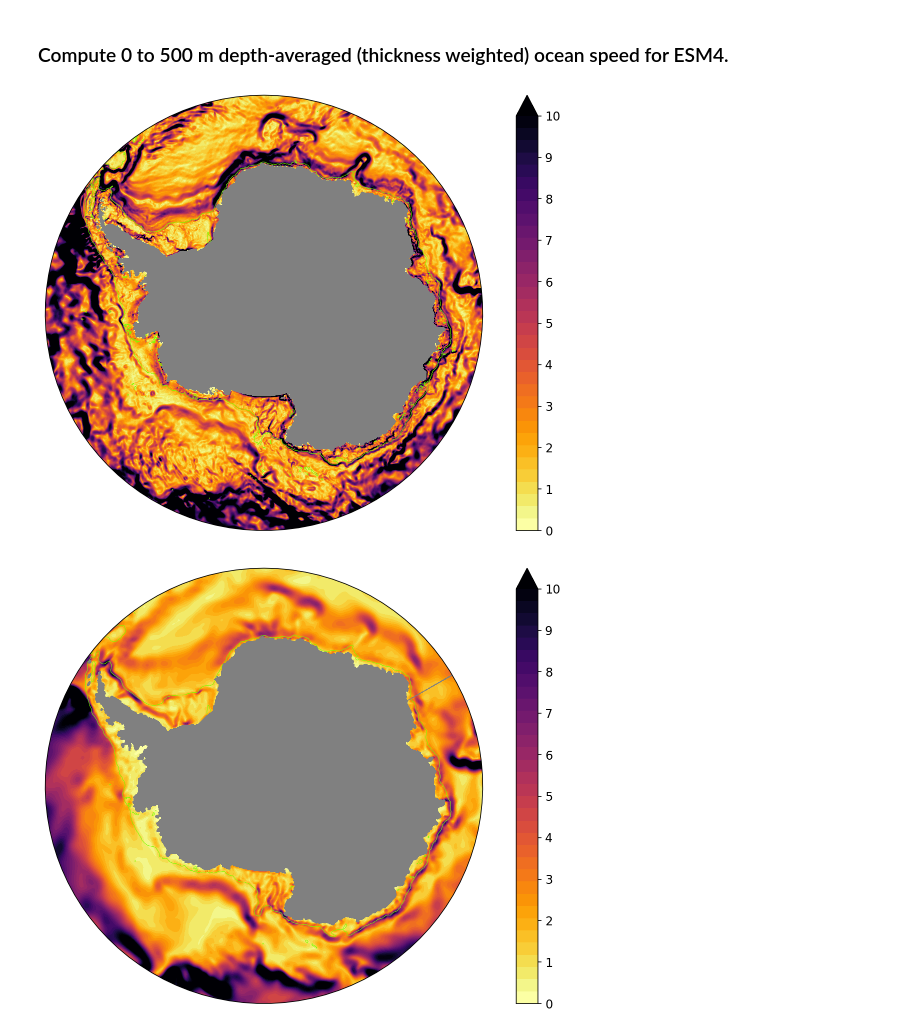
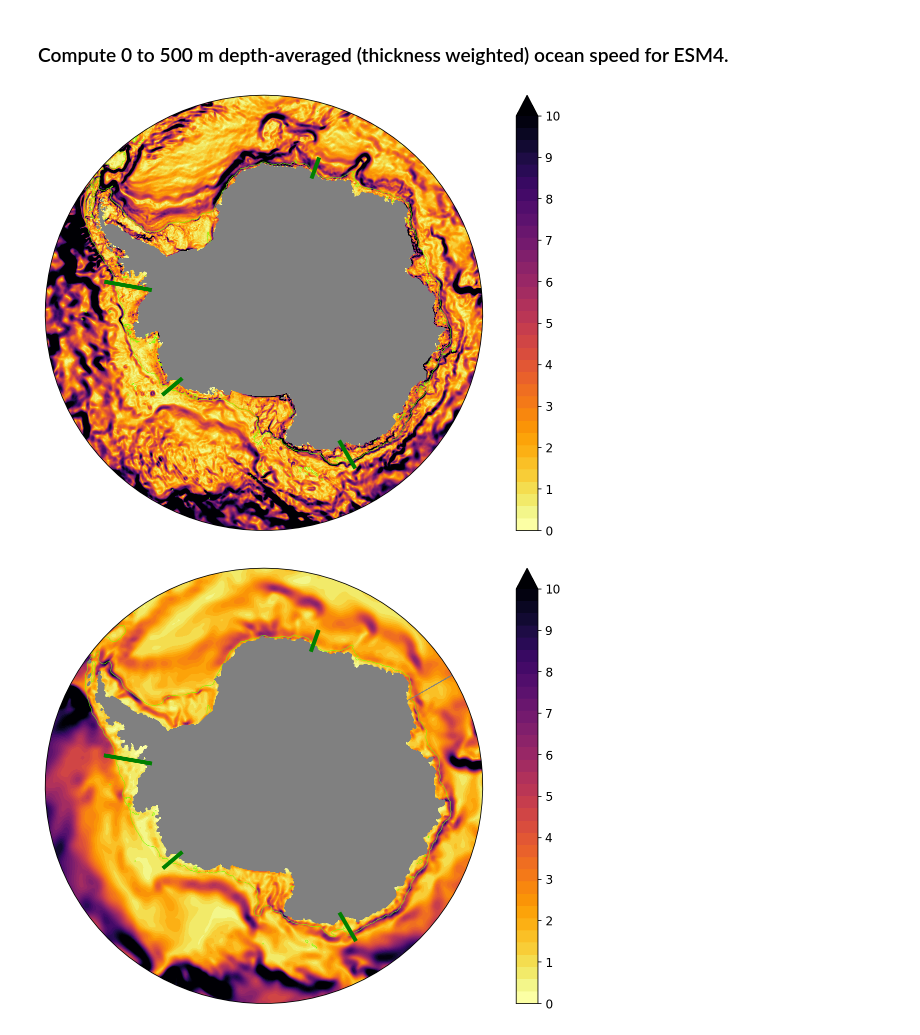
Before and after one commit to becki-beadling/Beadling_et_al_2022_JGROceans, a Jupyter notebook: Beadling_2021_JGROceans_New/Figure_9/Upper_500m_Speed_All.ipynb, the cells around one changed output. Drawn from its saved outputs; the diff is of its cells as text; code cells hidden in the pictures.

Commit message:
Added code to put lines on regions where cross-sections are assessed and fixed errors in coorindate assignment for sose.

```diff
--- a/Beadling_2021_JGROceans_New/Figure_9/Upper_500m_Speed_All.ipynb
+++ b/Beadling_2021_JGROceans_New/Figure_9/Upper_500m_Speed_All.ipynb
@@ -51,15 +57,17 @@ sose_hFacW = sose_hFaCW.transpose("z","yc","xg").isel(yc=slice(0,643))
 
 sose_depth = sose_depth.assign_coords({"xg":sose_u["xg"],"yc":sose_u["yc"]})
 sose_hFacW = sose_hFacW.assign_coords({"xg":sose_u["xg"],"yc":sose_u["yc"],"z":dict_uvel_sose["z"]})
-sose_DRF = sose_hFacW.assign_coords({"z":dict_uvel_sose["z"]}).chunk({'z':10})
+sose_DRF = sose_DRF.assign_coords({"z":dict_uvel_sose["z"]}).chunk({'z':10})
 
 ## Put into single Dataset
 sose_velocity = xr.Dataset({'sose_u':sose_u,
                             'sose_v':sose_v,
                             'sose_depth':sose_depth,
-                            'sose_hFacW':sose_depth,
+                            'sose_hFacW':sose_hFacW,
                             'sose_DRF':sose_DRF},
                            coords={'xg':sose_u['xg'],
                                    'xc':sose_v['xc'],
-                                   'yg':sose_u['xg'],
-                                   'yc':sose_v['xc']})
+                                   'yc':sose_u['yc'],
+                                   'yg':sose_v['yg'],
+                                   'z':sose_v['z']
+                                  })
@@ -198,24 +264,31 @@ esm4_speed_weighted_0_to_500_ave = esm4_speed_weighted.mean(dim=['z_l','time'])*
 # %%
 theta = np.linspace(0, 2*np.pi, 100)
 center, radius = [0.5, 0.5], 0.5
 verts = np.vstack([np.sin(theta), np.cos(theta)]).T
 circle = mpath.Path(verts * radius + center)
 
 plt.figure(figsize=[12,8])
 
 projection=ccrs.SouthPolarStereo(central_longitude = 0)
 ax = plt.axes(projection=projection,facecolor='grey')
 ax.set_extent([-180,180,-90,-60], ccrs.PlateCarree())
 ax.set_boundary(circle,transform=ax.transAxes)
 
 p = sose_speed_weighted_0_to_500_ave.where(sose_speed_weighted_0_to_500_ave>0).plot.contourf(x='xg', y='yc',vmin=0,vmax=10,levels=35,
                         transform=ccrs.PlateCarree(),cmap='inferno_r',add_colorbar=False)
 sose_velocity.sose_depth.plot.contour(transform=ccrs.PlateCarree(),colors='lawngreen',levels=[1000],linewidths=0.50)
 
+plt.plot(x20e_sose,y20e_sose,'-',color='green',linewidth=4,transform=ccrs.PlateCarree())
+plt.plot(x150e_sose,y150e_sose,'-',color='green',linewidth=4,transform=ccrs.PlateCarree())
+plt.plot(x130w_sose,y130w_sose,'-',color='green',linewidth=4,transform=ccrs.PlateCarree())
+plt.plot(x80w_sose,y80w_sose,'-',color='green',linewidth=4,transform=ccrs.PlateCarree())
+
 cb = plt.colorbar(p, ticks=[0,1,2,3,4,5,6,7,8,9,10])
 cb.ax.tick_params(labelsize=12)
+
+plt.savefig('SOSE_upper500m_Speed.pdf')
 # %% [output]
-[figure, old version]
+[figure, new version]
 # %%
 theta = np.linspace(0, 2*np.pi, 100)
 center, radius = [0.5, 0.5], 0.5
@@ -233,10 +306,17 @@ p = esm4_speed_weighted_0_to_500_ave.where(esm4_speed_weighted_0_to_500_ave>0).p
                         transform=ccrs.PlateCarree(),cmap='inferno_r',add_colorbar=False)
 ESM4_ocean_static.deptho.plot.contour(transform=ccrs.PlateCarree(),colors='lawngreen',levels=[1000],linewidths=0.50)
 
+plt.plot(x20e_esm4,y20e_esm4,'-',color='green',linewidth=4,transform=ccrs.PlateCarree())
+plt.plot(x150e_esm4,y150e_esm4,'-',color='green',linewidth=4,transform=ccrs.PlateCarree())
+plt.plot(x130w_esm4,y130w_esm4,'-',color='green',linewidth=4,transform=ccrs.PlateCarree())
+plt.plot(x80w_esm4,y80w_esm4,'-',color='green',linewidth=4,transform=ccrs.PlateCarree())
+
 cb = plt.colorbar(p, ticks=[0,1,2,3,4,5,6,7,8,9,10])
 cb.ax.tick_params(labelsize=12)
+
+plt.savefig('ESM4_upper500m_Speed.pdf')
 # %% [output]
-[figure, old version]
+[figure, new version]
 # %%
 theta = np.linspace(0, 2*np.pi, 100)
 center, radius = [0.5, 0.5], 0.5
```
Also changed, not shown: parts of 4 cells of this notebook.
